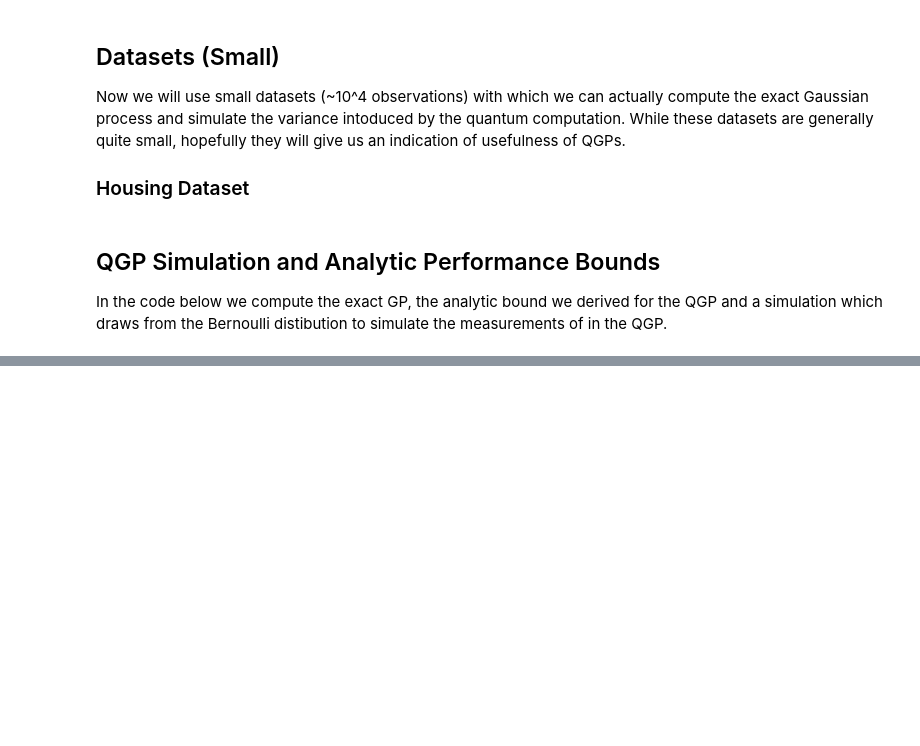
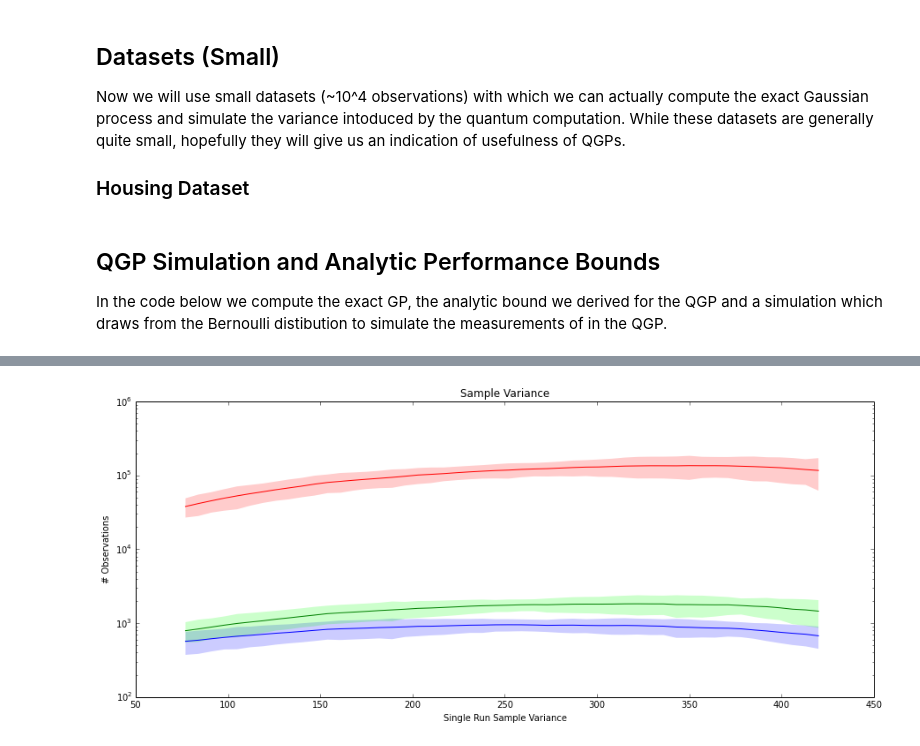
Before and after one commit to jkfitzsimons/QGP, a Jupyter notebook: QGPs.ipynb, the cells around one changed output, grey strips where cells are left out. Drawn from its saved outputs; the diff is of its cells as text; code cells hidden in the pictures; blank space fills up the shorter version.

```diff
--- a/QGPs.ipynb
+++ b/QGPs.ipynb
@@ -371,0 +467,19 @@ Warning: adding jitter of 8.1431599418e-01
+# %%
+CA_ = np.array(CA)
+
+CA__ = np.mean(CA_.reshape([runs, steps, 3]),0)
+CA_s = np.std(CA_.reshape([runs, steps, 3]),0)
+
+plt.figure(figsize=[15,6])
+plt.title('Sample Variance')
+plt.xlabel('Single Run Sample Variance')
+plt.ylabel('# Observations')
+plt.plot([420-x*7 for x in range(50)], CA__[::-1,0],'b')
+plt.plot([420-x*7 for x in range(50)], CA__[::-1,1],'g')
+plt.plot([420-x*7 for x in range(50)], CA__[::-1,2],'r')
+plt.fill_between([420-x*7 for x in range(50)],CA__[::-1,0]+CA_s[::-1,0]*3,CA__[::-1,0]-CA_s[::-1,0]*3, facecolor= [0.,0.0,1.0,0.2],linewidths=0.0 )
+plt.fill_between([420-x*7 for x in range(50)],CA__[::-1,1]+CA_s[::-1,1]*3,CA__[::-1,1]-CA_s[::-1,1]*3, facecolor= [0.,1.0,0.0,0.2],linewidths=0.0 )
+plt.fill_between([420-x*7 for x in range(50)],CA__[::-1,2]+CA_s[::-1,2]*3,CA__[::-1,2]-CA_s[::-1,2]*3, facecolor= [1.,0.0,0.0,0.2],linewidths=0.0 )
+plt.yscale('log')
+# %% [output]
+[figure, added]
```
Also changed, not shown: parts of 2 cells of this notebook.
